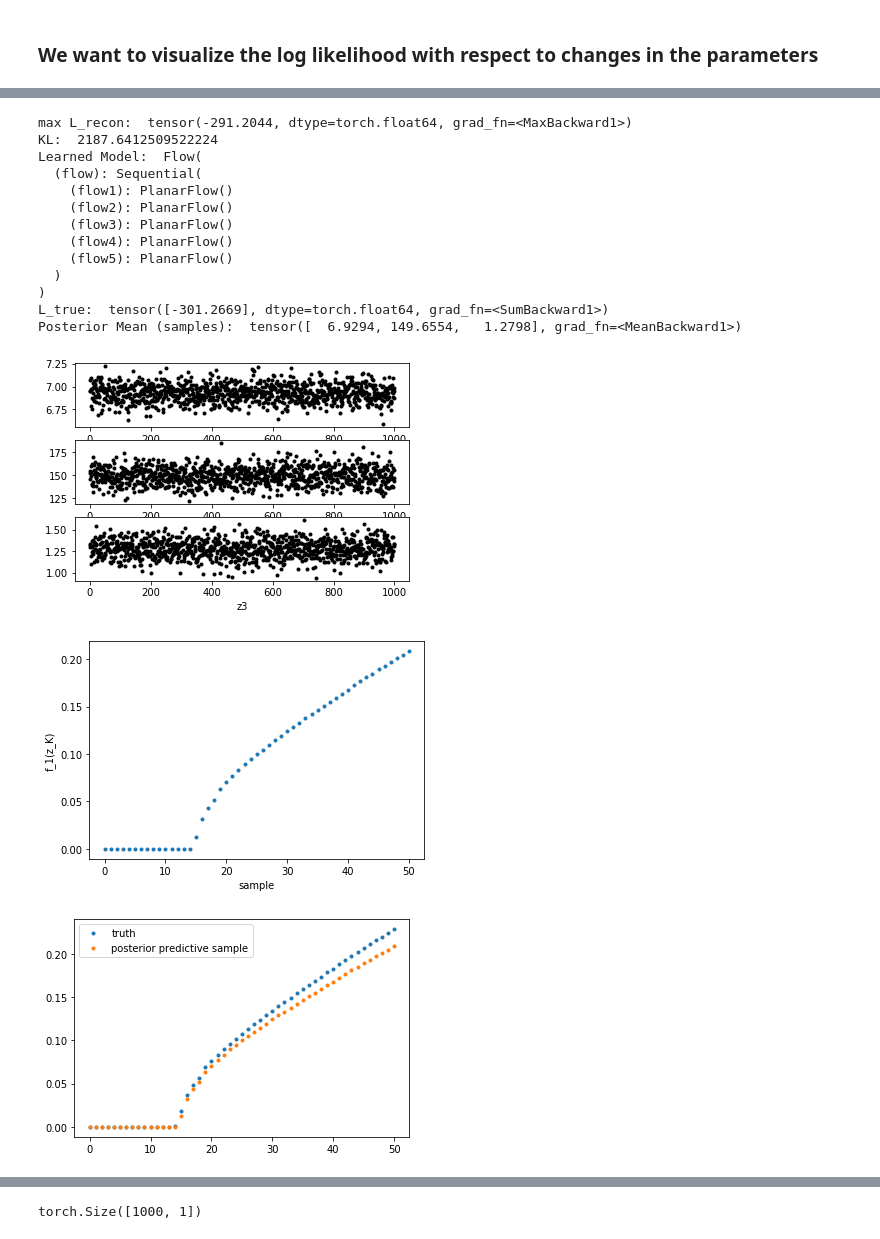
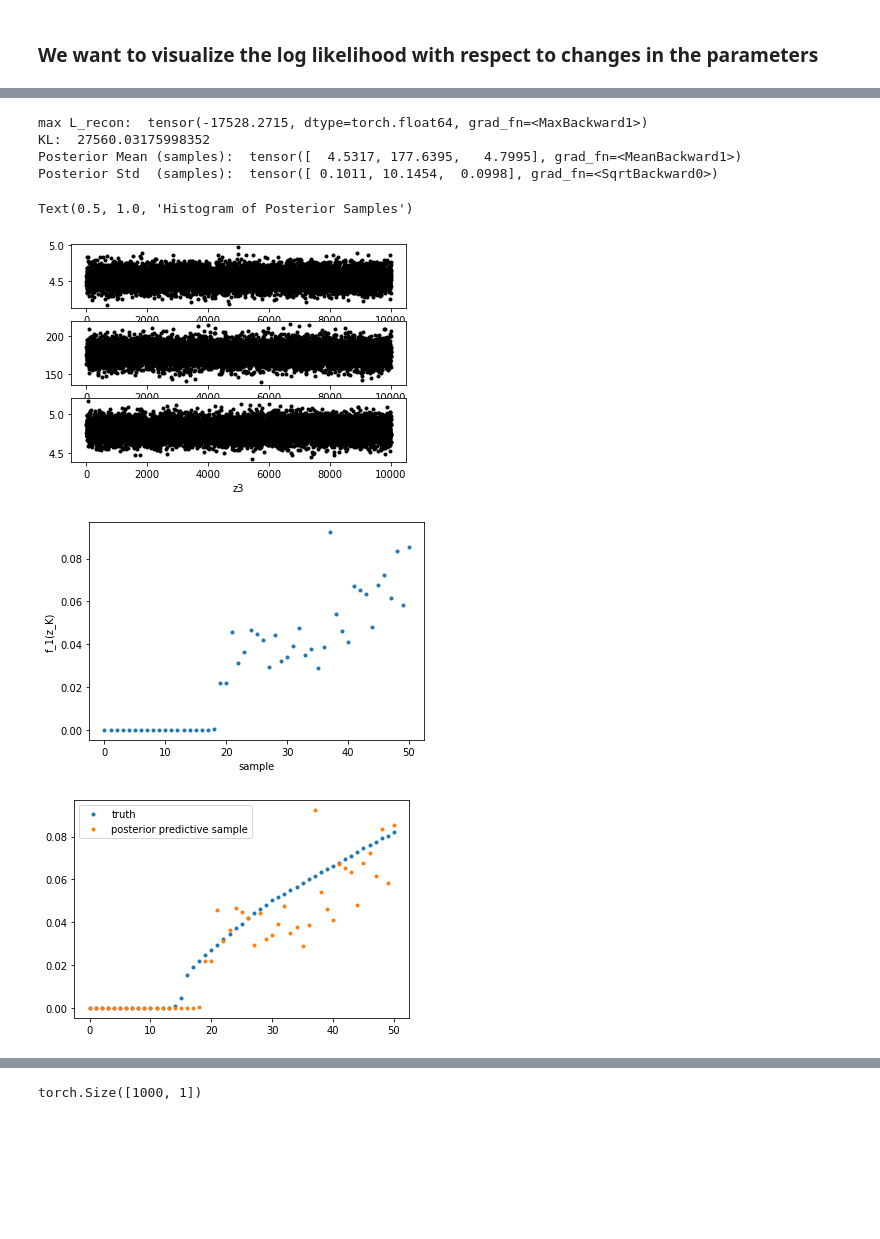
Before and after one commit to christian-jacobsen/NormalizingFlowsInference, a Jupyter notebook: NormalizingFlowsSurrogate-Multivariate-Ident.ipynb, the cells around one changed output, grey strips where cells are left out. Cells and saved outputs as stored; diff of their text form; code cells hidden in the pictures; blank space fills up the shorter version.

```diff
--- a/NormalizingFlowsSurrogate-Multivariate-Ident.ipynb
+++ b/NormalizingFlowsSurrogate-Multivariate-Ident.ipynb
@@ -405,7 +386,7 @@ class SurrogateFNN(nn.Module):
         return self.FNN(x)
 # %%
 # now define parameters and train
-epochs = 30000
+epochs = 120000
 
 # ------- For LSTM Surrogate -------------------
 #input_size = 3
@@ -423,7 +404,7 @@ act = nn.SiLU()
 # ---------------------------------------------------------
 
 #optimizer1 = torch.optim.Adam(Surrogate.parameters(), lr = 1e-3)
-optimizer1.param_groups[0]['lr'] = 5e-4
+optimizer1.param_groups[0]['lr'] = 1e-4
 
 loss_v = np.zeros(epochs)
 for epoch in range(epochs):
@@ -753,9 +738,9 @@ class Flow(nn.Module):
             #self.flow.add_module('flow%d'%(i+1), RadialFlow(D))
 
         self.mu0 = torch.ones((1,D)) # nn.Parameter(torch.ones((D,))*0.5)
-        self.mu0[0,0] = 7.0
-        self.mu0[0,1] = 150
-        self.mu0[0,2] = 1.0
+        self.mu0[0,0] = 7.5
+        self.mu0[0,1] = 170
+        self.mu0[0,2] = 0.5
         self.logvar0 = torch.ones((1,D)) #nn.Parameter(torch.ones((D,))*np.log(1**2))
         self.logvar0[0,0] = np.log(0.1**2)
         self.logvar0[0,1] = np.log(10**2)
@@ -853,7 +838,7 @@ var_pzk = torch.Tensor([[1**2, 30**2, 0.5**2]])
 
 d = n_samples # number of data samples
 b = 10 # number of samples to approximate expectation
-epochs = 10000
+epochs = 5000
 
 
 # --------------------------------------------------------------------
@@ -880,7 +865,7 @@ NF.train()
 # train
 torch.autograd.set_detect_anomaly(False)
 
-R = 1e1 # change the ratio of losses. Greater R increases entropy of variational posterior
+R = 1e0 # change the ratio of losses. Greater R increases entropy of variational posterior
 B = 1 # greater B emphasizes reconstruction loss
 S = 1
 
@@ -1014,5 +999,5 @@ plt.legend()
 # %%
-M = 1000
+M = 10000
 #zMu = NF.mu0*torch.ones((M,D))
 #zLV = NF.logvar0*torch.ones((M,D))
 _,_,_,z,_,_,_ = NF.forward(M, mu_pzk, var_pzk)#zMu, zLV, mu_pzk, var_pzk)
@@ -1021,7 +1006,8 @@ inp[:,0] = (z[:,0] - offset[0,0])/scales[0,0]
 inp[:,1] = (z[:,1] - offset[0,1])/scales[0,1]
 inp[:,2] = (z[:,2] - offset[0,2])/scales[0,2]
 y_out = ForwardModel(inp)
-L_recon_sample = torch.sum(-0.5*((torch.tile(y_out, (d,b,1))-torch.tile(thk_d/max_output, (b,1,1)).swapaxes(0,1))**2 / torch.tile(C_D, (d, b, 1))), (0,2))# /max_output
+b1 = 1
+L_recon_sample = torch.sum(-0.5*((torch.tile(y_out, (d,b1,1))-torch.tile(thk_d/max_output, (b1,1,1)).swapaxes(0,1))**2 / torch.tile(C_D, (d, b1, 1))), (0,2))# /max_output
 print('max L_recon: ', torch.max(L_recon_sample))
 
 y_out = y_out.detach().numpy()
@@ -1035,48 +1021,56 @@ plt.figure(1)
 plt.plot(y_out[0,:] ,'.')
 plt.xlabel('sample')
 plt.ylabel('f_1(z_K)')
 
 
 print("KL: ", loss_v[-1])
-print("Learned Model: ", NF)
+#print("Learned Model: ", NF)
 
 z_true = torch.ones((1,3))
 z_true[0,0] = (7)
 z_true[0,1] = (150)
 z_true[0,2] = (1)
 z_true = torch.ones((1, 1))*(1.0)
 inp = torch.zeros((1, 3))
 inp[:,0] = (7.0 - offset[0,0])/scales[0,0]
 inp[:,1] = (150.0 - offset[0,1])/scales[0,1]
 inp[:,2] = (1.0 - offset[0,2])/scales[0,2]
 y_true = ForwardModel(inp)
 b = 1
 L_true = torch.sum(-0.5*((torch.tile(y_true, (d,b,1))-torch.tile(thk_d/max_output, (b,1,1)).swapaxes(0,1))**2 / torch.tile(C_D, (d, b, 1))), (0,2))# /max_output
-print('L_true: ', L_true)
+#print('L_true: ', L_true)
 plt.figure(20)
 plt.plot(y_true[0,:].detach().numpy(), '.', label='truth')
 plt.plot(y_out[0,:] ,'.', label='posterior predictive sample')
 plt.legend()
 
 print('Posterior Mean (samples): ', torch.mean(z, dim=0))
+print('Posterior Std  (samples): ', torch.sqrt(torch.var(z, dim=0)))
+
+plt.figure(43)
+plt.hist(z[:,0].detach().numpy(), bins=16)
+plt.xlabel('-log Cv')
+plt.title('Histogram of Posterior Samples')
+
+plt.figure(44)
+plt.hist(z[:,1].detach().numpy(), bins=16)
+plt.xlabel('Qmin')
+plt.title('Histogram of Posterior Samples')
+
+plt.figure(45)
+plt.hist(z[:,2].detach().numpy(), bins=16)
+plt.xlabel('jmin')
+plt.title('Histogram of Posterior Samples')
 
 
 #print('Recon Loss Sample: ', L_recon_sample)
 #print('True Loss: ', L_true)
 # %% [output]
-max L_recon:  tensor(-291.2044, dtype=torch.float64, grad_fn=<MaxBackward1>)
-KL:  2187.6412509522224
-Learned Model:  Flow(
-  (flow): Sequential(
-    (flow1): PlanarFlow()
-    (flow2): PlanarFlow()
-    (flow3): PlanarFlow()
-    (flow4): PlanarFlow()
-    (flow5): PlanarFlow()
-  )
-)
-L_true:  tensor([-301.2669], dtype=torch.float64, grad_fn=<SumBackward1>)
-Posterior Mean (samples):  tensor([  6.9294, 149.6554,   1.2798], grad_fn=<MeanBackward1>)
+max L_recon:  tensor(-17528.2715, dtype=torch.float64, grad_fn=<MaxBackward1>)
+KL:  27560.03175998352
+Posterior Mean (samples):  tensor([  4.5317, 177.6395,   4.7995], grad_fn=<MeanBackward1>)
+Posterior Std  (samples):  tensor([ 0.1011, 10.1454,  0.0998], grad_fn=<SqrtBackward0>)
+Text(0.5, 1.0, 'Histogram of Posterior Samples')
-[figure, old version]
+[figure, new version]
-[figure, old version]
+[figure, new version]
-[figure, old version]
+[figure, new version]
```
Also changed, not shown: parts of 10 cells of this notebook, 11 other files.
